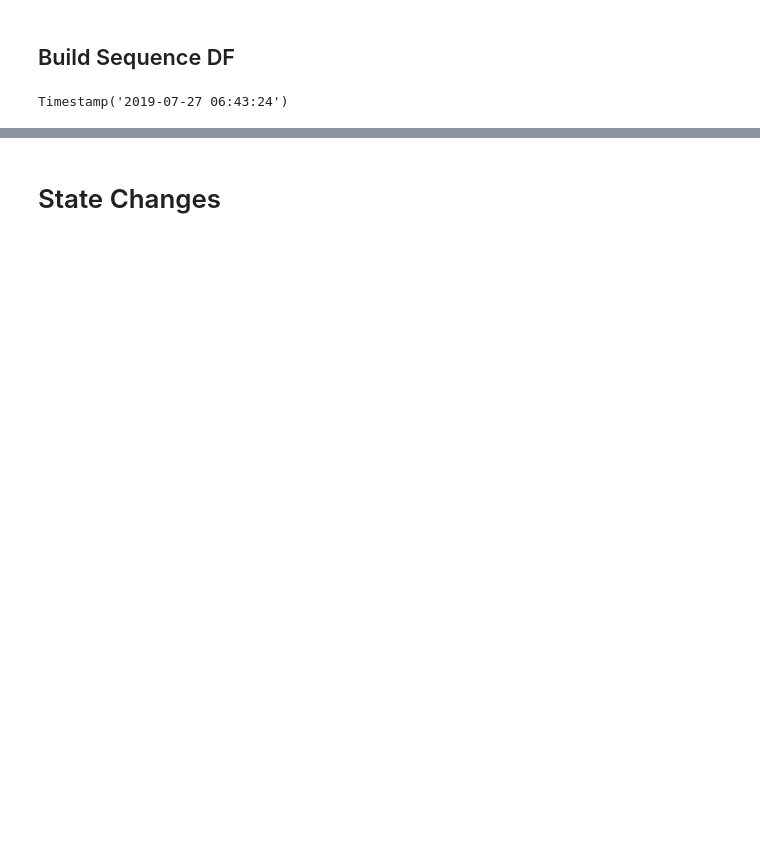
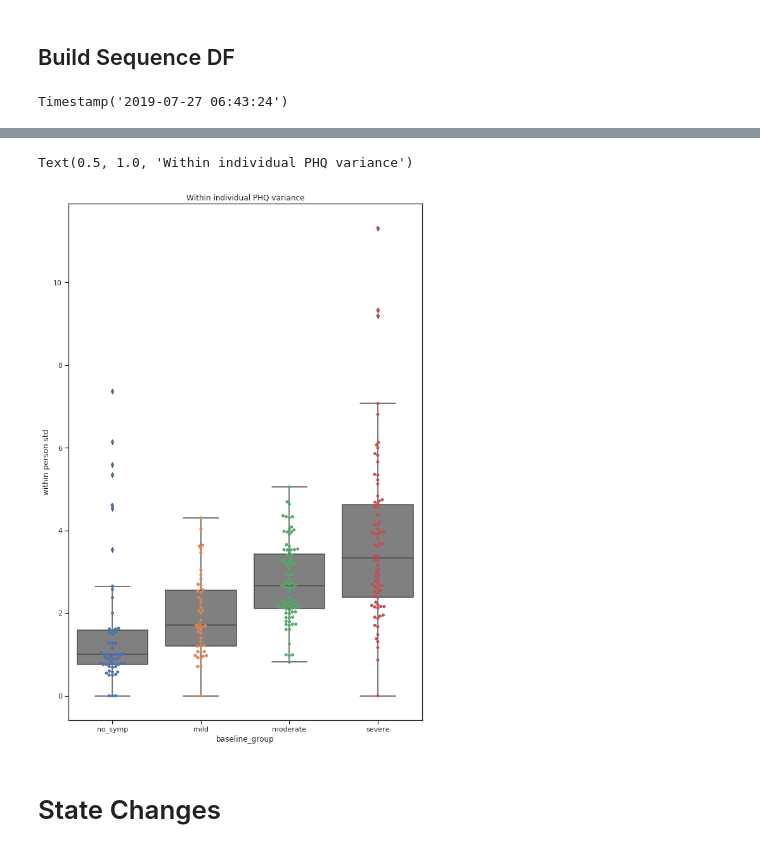
Before and after one commit to tliu526/lifesense, a Jupyter notebook: lifesense_over_time.ipynb, the cells around one changed output, grey strips where cells are left out. Saved outputs shown, nothing was run; the diff lists cells and outputs as text; code cells hidden in the pictures; blank space fills up the shorter version.

```diff
--- a/lifesense_over_time.ipynb
+++ b/lifesense_over_time.ipynb
@@ -298,2 +288,17 @@ plt.show()
+# %%
+phq_std = phq_seq_df.groupby('pid')['phq_tot'].std()
+phq_std = phq_std.to_frame().reset_index()
+phq_std['baseline_group'] = phq_std['pid'].map(phq_group_dict)
+phq_std = phq_std.rename(columns={'phq_tot': 'within person std'})
+
+
+ax = sns.swarmplot(x="baseline_group", y='within person std', data=phq_std,
+                   order=['no_symp', 'mild', 'moderate', 'severe'])
+ax = sns.boxplot(x="baseline_group", y='within person std', data=phq_std,
+                   order=['no_symp', 'mild', 'moderate', 'severe'], color=".5")
+plt.title("Within individual PHQ variance")
+# %% [output]
+Text(0.5, 1.0, 'Within individual PHQ variance')
+[figure, added]
 # %% [markdown]
 # State Changes
```
Also changed, not shown: parts of 45 cells of this notebook.
